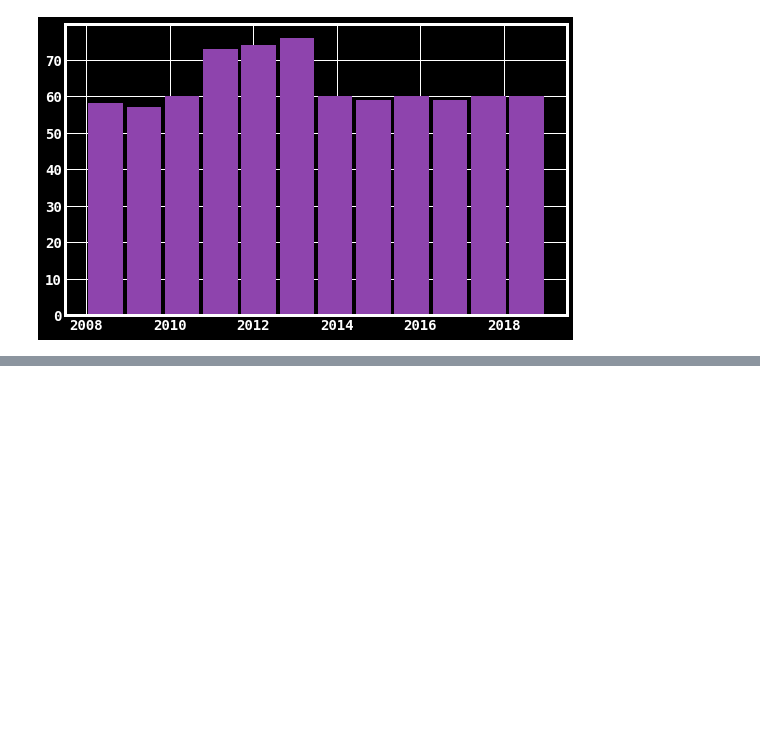
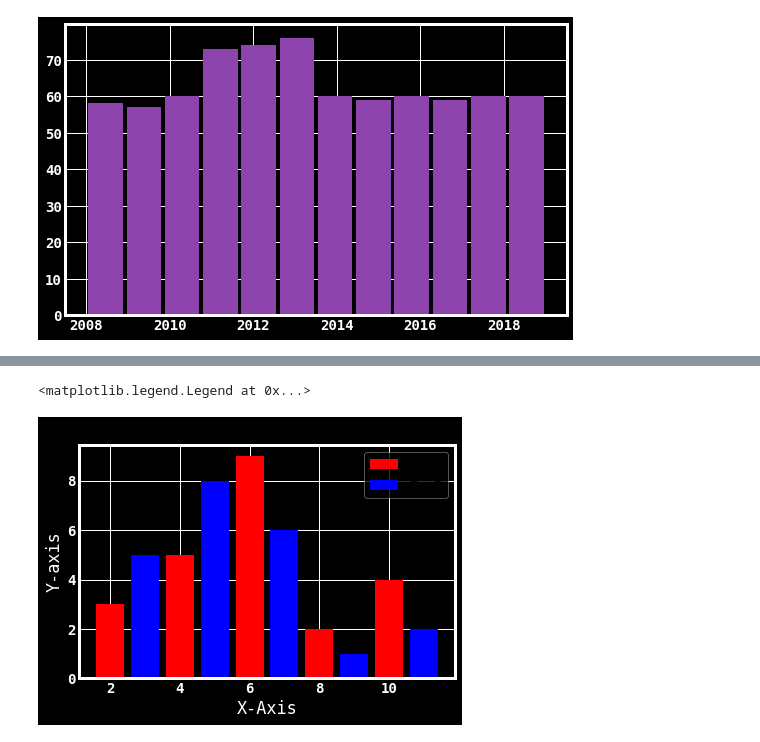
Before and after one commit to brainmentorspvtltd/MSIT_MachineLearning, a Jupyter notebook: MatplotlibIntroduction.ipynb, the cells around one changed output, grey strips where cells are left out. Cells and saved outputs as stored; diff of their text form; code cells hidden in the pictures; blank space fills up the shorter version.

```diff
--- a/MatplotlibIntroduction.ipynb
+++ b/MatplotlibIntroduction.ipynb
@@ -226,0 +227,16 @@ Text(0.5, 1.0, 'No. of matches in each season')
+# %%
+x = [2,4,6,8,10]
+y = [3,5,9,2,4]
+x2 = [3,5,7,9,11]
+y2 = [5,8,6,1,2]
+# %%
+#Plotting bars
+plt.bar(x,y, color='r', label="Bar1")
+plt.bar(x2,y2, color='b', label="Bar2")
+plt.xlabel('X-Axis')
+plt.ylabel('Y-axis')
+plt.title('Bar Graph')
+plt.legend()
+# %% [output]
+<matplotlib.legend.Legend at 0x...>
+[figure, added]
```
Also changed, not shown: parts of 26 cells of this notebook, 3 other files.
